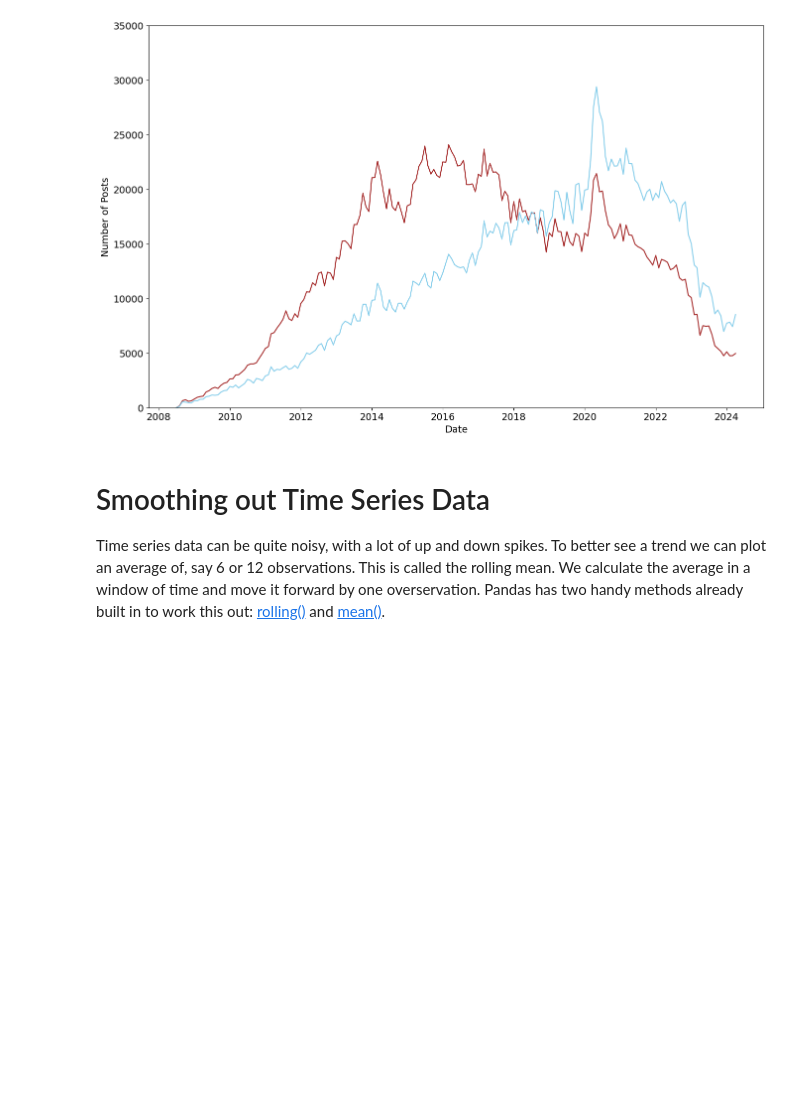
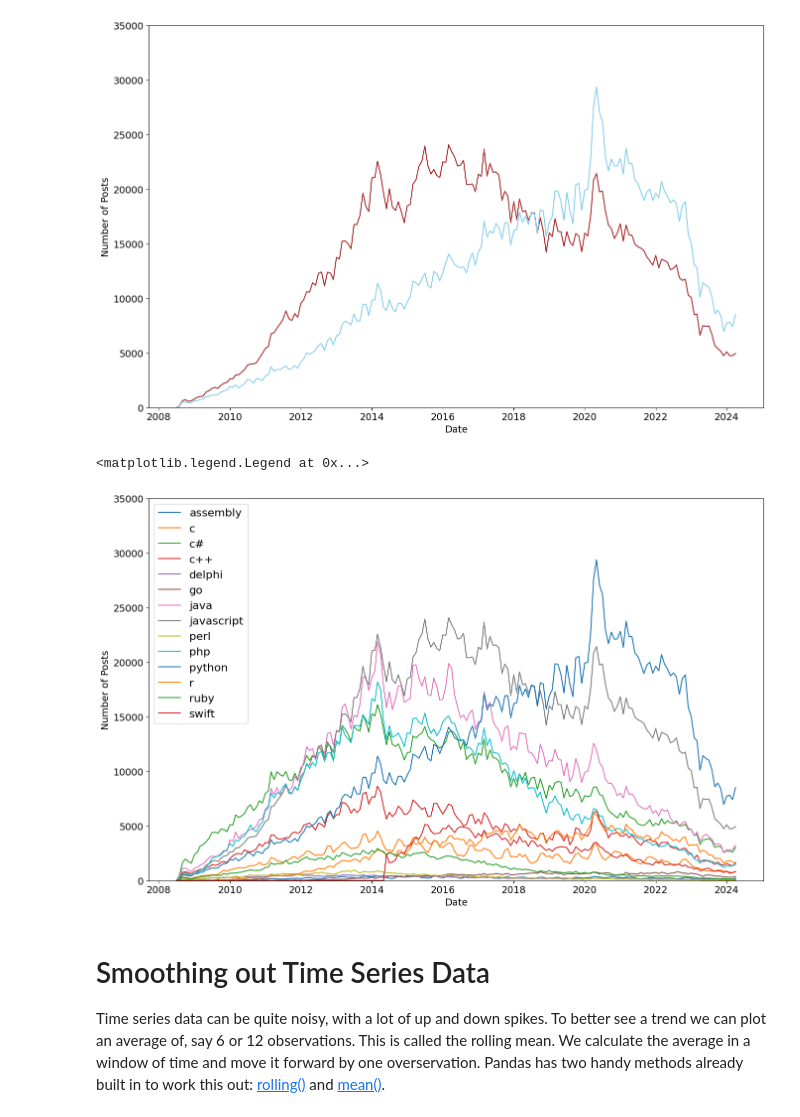
Before and after one commit to Mo-21/data-visualisation-Matplotlib, a Jupyter notebook: Programming_Languages.ipynb, the cells around one changed output. Saved outputs shown, nothing was run; the diff lists cells and outputs as text; code cells hidden in the pictures; blank space fills up the shorter version.

Commit message:
plot all the programming languages on the same chart

```diff
--- a/Programming_Languages.ipynb
+++ b/Programming_Languages.ipynb
@@ -248,6 +248,21 @@ plt.plot(pt.index, pt["python"], color="skyblue")
 # %% [output]
 [<matplotlib.lines.Line2D at 0x...>]
 [figure]
+# %%
+plt.figure(figsize=(16,10)) # make chart larger
+plt.xticks(fontsize=14)
+plt.yticks(fontsize=14)
+plt.xlabel('Date', fontsize=14)
+plt.ylabel('Number of Posts', fontsize=14)
+plt.ylim(0, 35000)
+
+for col in pt.columns:
+    plt.plot(pt.index, pt[col], label=pt[col].name)
+
+plt.legend(fontsize=16)
+# %% [output]
+<matplotlib.legend.Legend at 0x...>
+[figure, added]
 # %% [markdown]
 # Smoothing out Time Series Data
 
```
